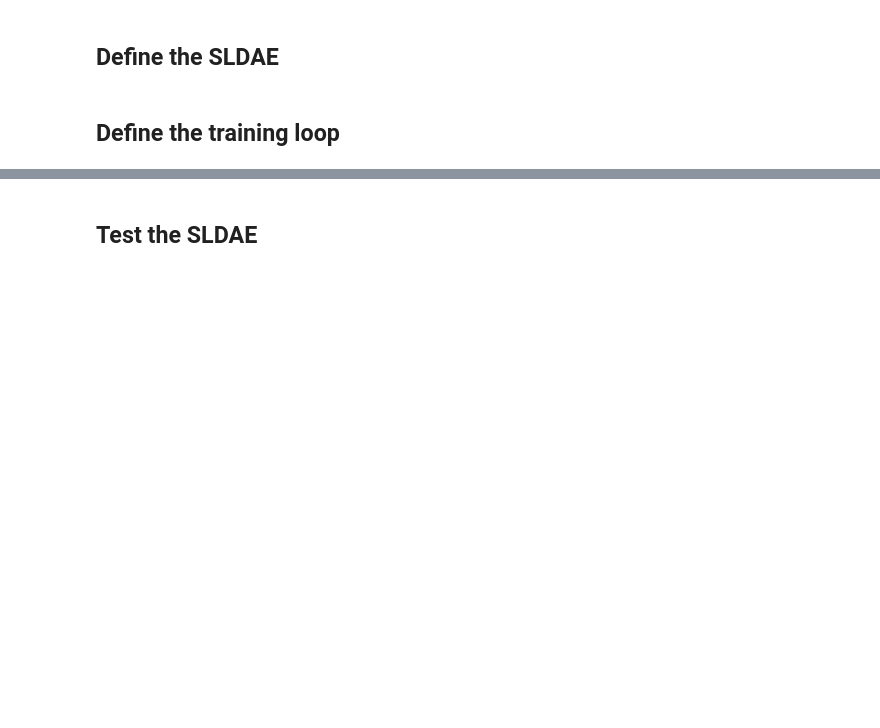
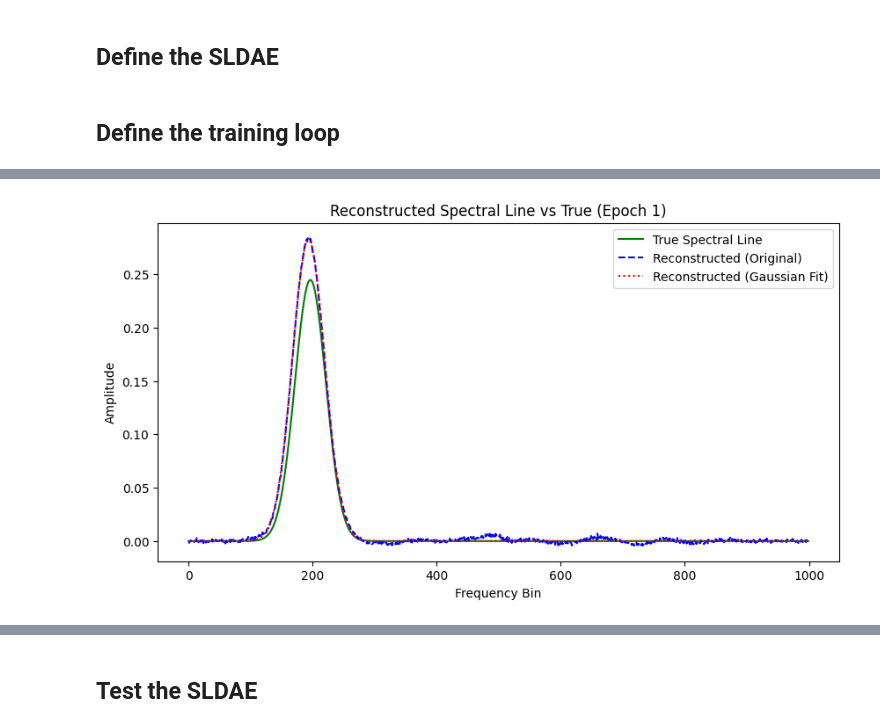
Before and after one commit to Astro-Beam/ASTRO, a Jupyter notebook: Neural Networks/Denoising_Autoencoder.ipynb, the cells around one changed output, grey strips where cells are left out. Cells and saved outputs as stored; diff of their text form; code cells hidden in the pictures; blank space fills up the shorter version.

```diff
--- a/Neural Networks/Denoising_Autoencoder.ipynb
+++ b/Neural Networks/Denoising_Autoencoder.ipynb
@@ -608,0 +551,84 @@ Epoch 6/43, Loss: 0.0001685047055052334
+# %%
+from scipy.optimize import curve_fit
+
+# Define the Gaussian function
+def gaussian(x, amplitude, mean, std_dev):
+    return amplitude * np.exp(-0.5 * ((x - mean) / std_dev) ** 2)
+
+# Fit a Gaussian to the output signal (no gradient involved)
+def fit_gaussian(output):
+    freq_bins = np.arange(output.size(0))  # Frequency bins as numpy array
+    output_np = output.detach().cpu().numpy()  # Detach and convert to numpy
+
+    # Initial guess for Gaussian parameters
+    amplitude_init = output_np.max()
+    mean_init = freq_bins[np.argmax(output_np)]
+    std_dev_init = 1.0  # Initial guess for the standard deviation
+
+    try:
+        popt, _ = curve_fit(
+            gaussian, freq_bins, output_np, p0=[amplitude_init, mean_init, std_dev_init]
+        )
+        fitted_curve = gaussian(freq_bins, *popt)
+        return torch.tensor(fitted_curve, dtype=torch.float32, device=output.device)
+    except RuntimeError:
+        # Fallback in case fitting fails
+        return output.detach()  # Return the detached output if fitting fails
+
+# Training loop with Gaussian fitting for loss calculation
+n_epochs = 43
+plot_interval = 1  # Plot every 'plot_interval' epochs
+
+for epoch in range(n_epochs):
+    running_loss = 0.0
+    for inputs, targets in dataloader:
+        # Zero the gradients
+        optimizer.zero_grad()
+
+        # Forward pass
+        outputs = SLDAE(inputs)
+
+        # Apply Gaussian fitting to each output in the batch (detach, no grad)
+        fitted_outputs = torch.stack([fit_gaussian(output) for output in outputs])
+
+        # Compute the loss between the fitted Gaussian outputs and the targets
+        # Detach `fitted_outputs` to avoid interfering with the training graph
+        loss = criterion(outputs, targets)
+
+        # Backward pass and optimization step
+        loss.backward()
+        optimizer.step()
+
+        running_loss += loss.item()
+
+    # Print average loss for the epoch
+    print(f"Epoch {epoch + 1}/{n_epochs}, Loss: {running_loss / len(dataloader)}")
+
+    # Plot a reconstruction sample every 'plot_interval' epochs
+    if (epoch + 1) % plot_interval == 0:
+        SLDAE.eval()
+        with torch.no_grad():
+            sample_input, sample_target = next(iter(dataloader))  # Get a sample batch
+            sample_output = SLDAE(sample_input[:1])  # Use the first sample in the batch
+            sample_output = sample_output.squeeze(0)  # Remove batch dimension
+            fitted_curve = fit_gaussian(sample_output)  # Fit Gaussian to the output
+
+            # Convert to numpy for plotting
+            sample_output_np = sample_output.cpu().numpy()
+            fitted_curve_np = fitted_curve.cpu().numpy()
+            sample_target_np = sample_target[0].cpu().numpy()
+
+        # Plot the reconstruction vs target
+        freq_bins = np.arange(len(sample_output_np))  # Frequency bins
+        plt.figure(figsize=(10, 5))
+        plt.plot(freq_bins, sample_target_np, label='True Spectral Line', color='green')
+        plt.plot(freq_bins, sample_output_np, label='Reconstructed (Original)', color='blue', linestyle='dashed')
+        plt.plot(freq_bins, fitted_curve_np, label='Reconstructed (Gaussian Fit)', color='red', linestyle='dotted')
+        plt.title(f'Reconstructed Spectral Line vs True (Epoch {epoch + 1})')
+        plt.xlabel('Frequency Bin')
+        plt.ylabel('Amplitude')
+        plt.legend()
+        plt.show()
+
+        SLDAE.train()  # Switch back to training mode
+# %% [output]
@@ -608,0 +636 @@ Epoch 6/43, Loss: 0.0001685047055052334
+[figure, added]
```
Also changed, not shown: parts of 5 cells of this notebook.
